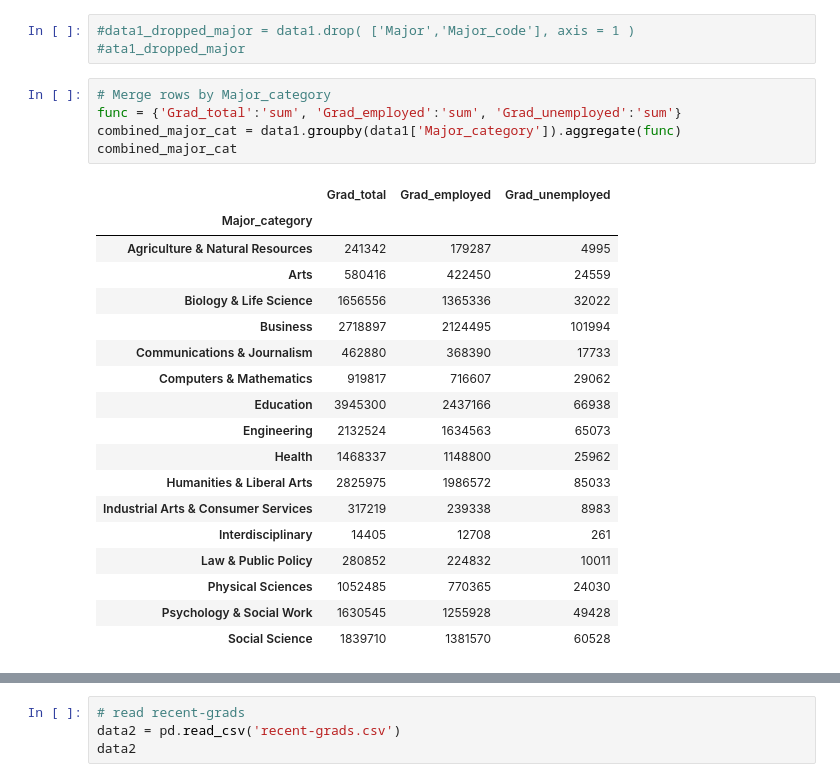
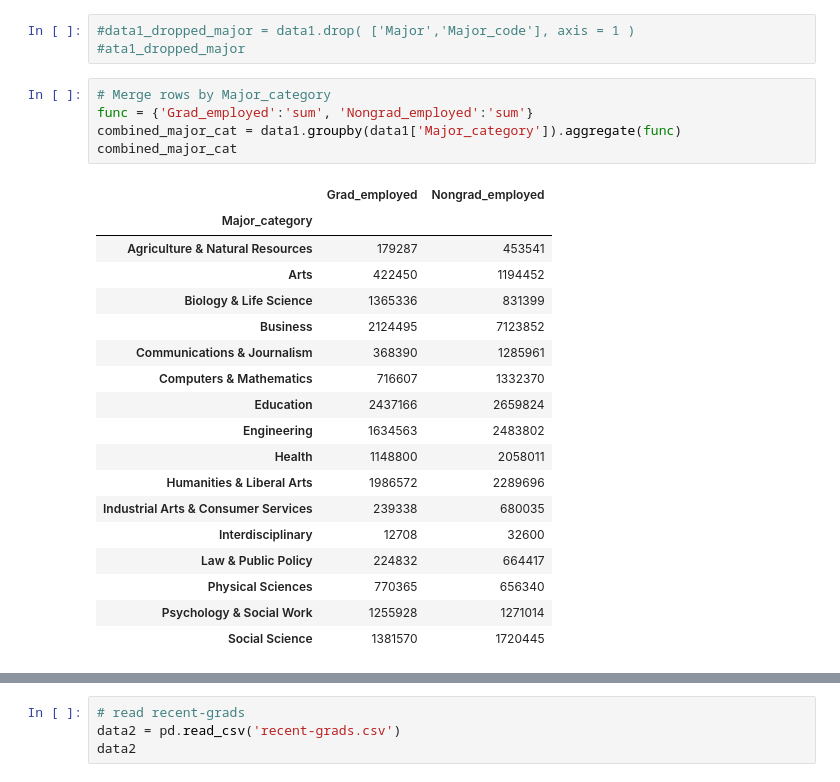
Before and after one commit to COGS108/group027, a Jupyter notebook: FinalProject.ipynb, the cells around one changed output, grey strips where cells are left out. Saved outputs shown, nothing was run; the diff lists cells and outputs as text.

```diff
--- a/FinalProject.ipynb
+++ b/FinalProject.ipynb
@@ -34,25 +34,25 @@ data1
 #ata1_dropped_major
 # %%
 # Merge rows by Major_category
-func = {'Grad_total':'sum', 'Grad_employed':'sum', 'Grad_unemployed':'sum'}
+func = {'Grad_employed':'sum', 'Nongrad_employed':'sum'}
 combined_major_cat = data1.groupby(data1['Major_category']).aggregate(func)
 combined_major_cat
 # %% [output]
-|  | Grad_total | Grad_employed | Grad_unemployed |
-| Major_category |  |  |  |
-| Agriculture & Natural Resources | 241342 | 179287 | 4995 |
-| Arts | 580416 | 422450 | 24559 |
-| Biology & Life Science | 1656556 | 1365336 | 32022 |
-| Business | 2718897 | 2124495 | 101994 |
-| Communications & Journalism | 462880 | 368390 | 17733 |
-| Computers & Mathematics | 919817 | 716607 | 29062 |
-| Education | 3945300 | 2437166 | 66938 |
-| Engineering | 2132524 | 1634563 | 65073 |
-| Health | 1468337 | 1148800 | 25962 |
-| Humanities & Liberal Arts | 2825975 | 1986572 | 85033 |
-| Industrial Arts & Consumer Services | 317219 | 239338 | 8983 |
-| Interdisciplinary | 14405 | 12708 | 261 |
-| Law & Public Policy | 280852 | 224832 | 10011 |
-| Physical Sciences | 1052485 | 770365 | 24030 |
-| Psychology & Social Work | 1630545 | 1255928 | 49428 |
-| Social Science | 1839710 | 1381570 | 60528 |
+|  | Grad_employed | Nongrad_employed |
+| Major_category |  |  |
+| Agriculture & Natural Resources | 179287 | 453541 |
+| Arts | 422450 | 1194452 |
+| Biology & Life Science | 1365336 | 831399 |
+| Business | 2124495 | 7123852 |
+| Communications & Journalism | 368390 | 1285961 |
+| Computers & Mathematics | 716607 | 1332370 |
+| Education | 2437166 | 2659824 |
+| Engineering | 1634563 | 2483802 |
+| Health | 1148800 | 2058011 |
+| Humanities & Liberal Arts | 1986572 | 2289696 |
+| Industrial Arts & Consumer Services | 239338 | 680035 |
+| Interdisciplinary | 12708 | 32600 |
+| Law & Public Policy | 224832 | 664417 |
+| Physical Sciences | 770365 | 656340 |
+| Psychology & Social Work | 1255928 | 1271014 |
+| Social Science | 1381570 | 1720445 |
```
Also changed, not shown: parts of 1 cell of this notebook.
